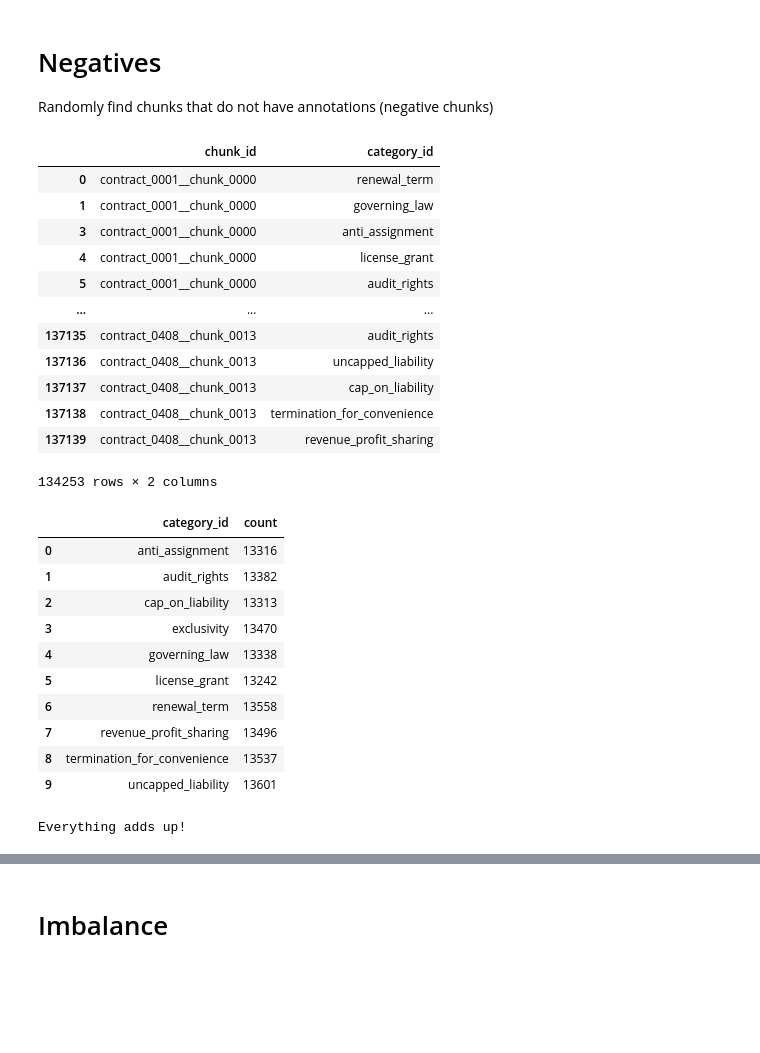
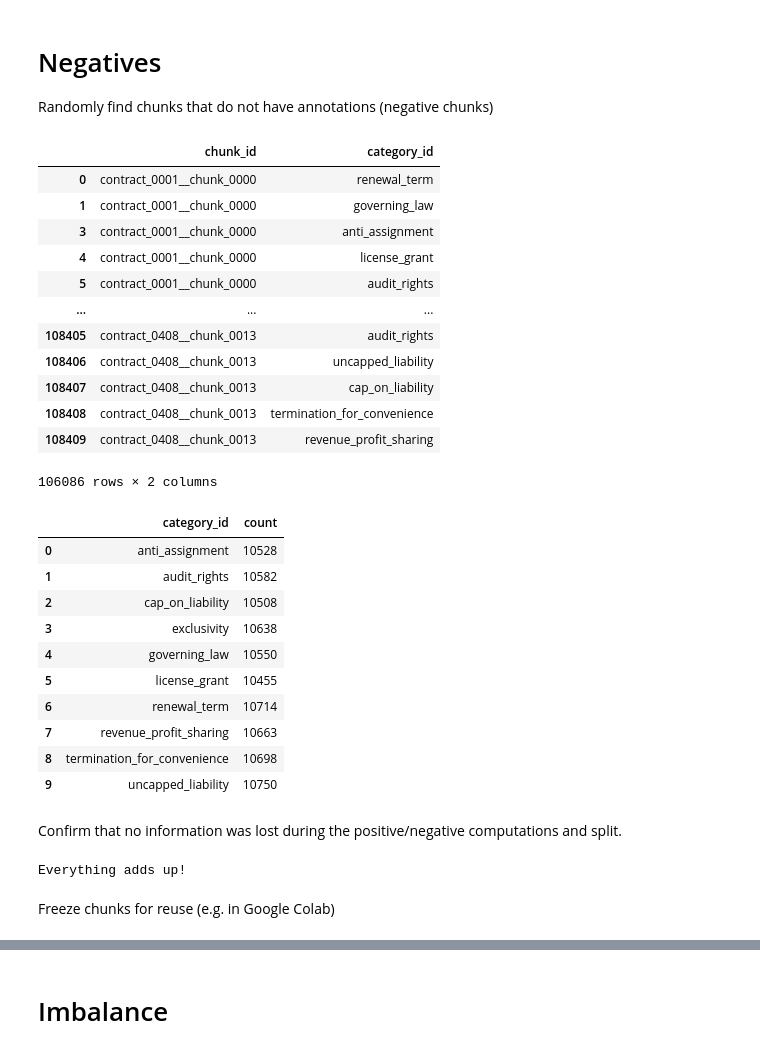
Before and after one commit to Break-Through-Tech/Accenture-1O-contract-review-challenge, a Jupyter notebook: notebooks/simple_classification.ipynb, the cells around one changed output, grey strips where cells are left out. Cells and saved outputs as stored; diff of their text form; code cells hidden in the pictures; blank space fills up the shorter version.

```diff
--- a/notebooks/simple_classification.ipynb
+++ b/notebooks/simple_classification.ipynb
@@ -103,12 +95,17 @@ Loop through each spanned annotations and try to reverse find the source text th
 # %%
 import pandas as pd
 
-def find_positives(chunks):
+def find_positives(chunks, spans):
+    """
+    Reverse find the chunks contains an annotation (positive chunk)
+    :param chunks: a DataFrame of chunks with at least chunk_id and text categories
+    :return: a DataFrame of (chunk_id, category_id) pairs
+    """
     chunks_by_contract_idx = chunks.groupby("contract_id").indices
     start, end = chunks.char_start.values, chunks.char_end.values
 
     hits, pos_found = [], 0
-    for row in final_spans.itertuples():
+    for row in spans.itertuples():
         chunk_idxes = chunks_by_contract_idx.get(row.contract_id)
 
         # if contract has no annotation sets
@@ -126,7 +123,7 @@ def find_positives(chunks):
     positives = pd.DataFrame(hits, columns=["category_id", "chunk_id"]).drop_duplicates()
     return positives, pos_found
 
-positives, pos_found = find_positives(chunks)
-print(f"{pos_found}/{len(final_spans)} spans matched a chunk")
-positives.groupby("category_id").size().reset_index(name="count")
+train_positives, pos_found = find_positives(train_chunks, train_spans)
+print(f"{pos_found}/{len(train_spans)} spans matched a chunk")
+train_positives.groupby("category_id").size().reset_index(name="count")
 # %% [output]
@@ -147,9 +144,14 @@ positives.groupby("category_id").size().reset_index(name="count")
 
 Randomly find chunks that do not have annotations (negative chunks)
 # %%
-category_ids = positives["category_id"].unique().tolist()
-
-def get_chunk_categories(chunks):
+def get_chunk_categories(chunks, positives):
+    """
+    Pairs chunk_ids with each category it aligns with
+    :param chunks: a DataFrame of chunks with at least chunk_id and text categories
+    :param positives: a DataFrame of positive chunks with at least chunk_id and text categories
+    :return: a DataFrame of (chunk_id, category_id) pairs
+    """
+    category_ids = positives["category_id"].unique().tolist()
 
     # cartesian product of chunk_id and category_id
     chunk_categories = pd.merge(chunks["chunk_id"], pd.Series(category_ids, name="category_id"), how="cross")
@@ -163,11 +165,14 @@ def get_chunk_categories(chunks):
 
     return chunk_categories
 
-chunk_categories = get_chunk_categories(chunks)
+train_chunk_categories = get_chunk_categories(train_chunks, train_positives)
 
 # negatives are all tuples where is_contained == False
-negatives = chunk_categories.loc[~chunk_categories["is_contained"], ["chunk_id", "category_id"]]
-negatives
+def find_negatives(chunk_categories):
+    return chunk_categories.loc[~chunk_categories["is_contained"], ["chunk_id", "category_id"]]
+
+train_negatives = find_negatives(train_chunk_categories)
+train_negatives
 # %% [output]
 |  | chunk_id | category_id |
 | 0 | contract_0001__chunk_0000 | renewal_term |
@@ -176,24 +181,26 @@ negatives
 | 4 | contract_0001__chunk_0000 | license_grant |
 | 5 | contract_0001__chunk_0000 | audit_rights |
 | ... | ... | ... |
-| 137135 | contract_0408__chunk_0013 | audit_rights |
-| 137136 | contract_0408__chunk_0013 | uncapped_liability |
-| 137137 | contract_0408__chunk_0013 | cap_on_liability |
-| 137138 | contract_0408__chunk_0013 | termination_for_convenience |
-| 137139 | contract_0408__chunk_0013 | revenue_profit_sharing |
+| 108405 | contract_0408__chunk_0013 | audit_rights |
+| 108406 | contract_0408__chunk_0013 | uncapped_liability |
+| 108407 | contract_0408__chunk_0013 | cap_on_liability |
+| 108408 | contract_0408__chunk_0013 | termination_for_convenience |
+| 108409 | contract_0408__chunk_0013 | revenue_profit_sharing |
-134253 rows × 2 columns
+106086 rows × 2 columns
 # %%
-negatives.groupby("category_id").size().reset_index(name="count")
+train_negatives.groupby("category_id").size().reset_index(name="count")
 # %% [output]
 |  | category_id | count |
-| 0 | anti_assignment | 13316 |
-| 1 | audit_rights | 13382 |
-| 2 | cap_on_liability | 13313 |
-| 3 | exclusivity | 13470 |
-| 4 | governing_law | 13338 |
-| 5 | license_grant | 13242 |
-| 6 | renewal_term | 13558 |
-| 7 | revenue_profit_sharing | 13496 |
-| 8 | termination_for_convenience | 13537 |
-| 9 | uncapped_liability | 13601 |
+| 0 | anti_assignment | 10528 |
+| 1 | audit_rights | 10582 |
+| 2 | cap_on_liability | 10508 |
+| 3 | exclusivity | 10638 |
+| 4 | governing_law | 10550 |
+| 5 | license_grant | 10455 |
+| 6 | renewal_term | 10714 |
+| 7 | revenue_profit_sharing | 10663 |
+| 8 | termination_for_convenience | 10698 |
+| 9 | uncapped_liability | 10750 |
+# %% [markdown]
+Confirm that no information was lost during the positive/negative computations and split.
 # %%
@@ -204,3 +211,5 @@ assert len(negatives) + len(positives) == len(chunk_categories)
 print("Everything adds up!")
 # %% [output]
 Everything adds up!
+# %% [markdown]
+Freeze chunks for reuse (e.g. in Google Colab)
```
Also changed, not shown: parts of 26 cells of this notebook, 6 other files.
